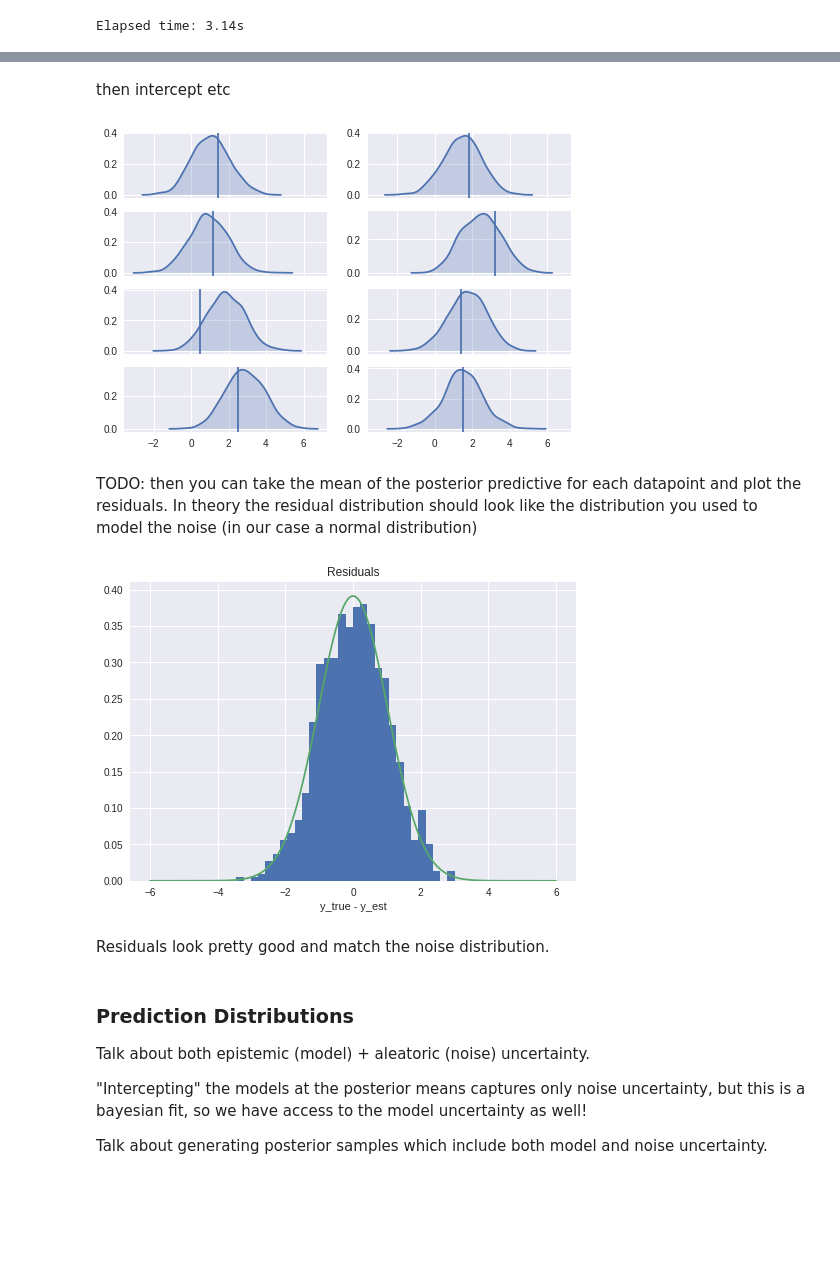
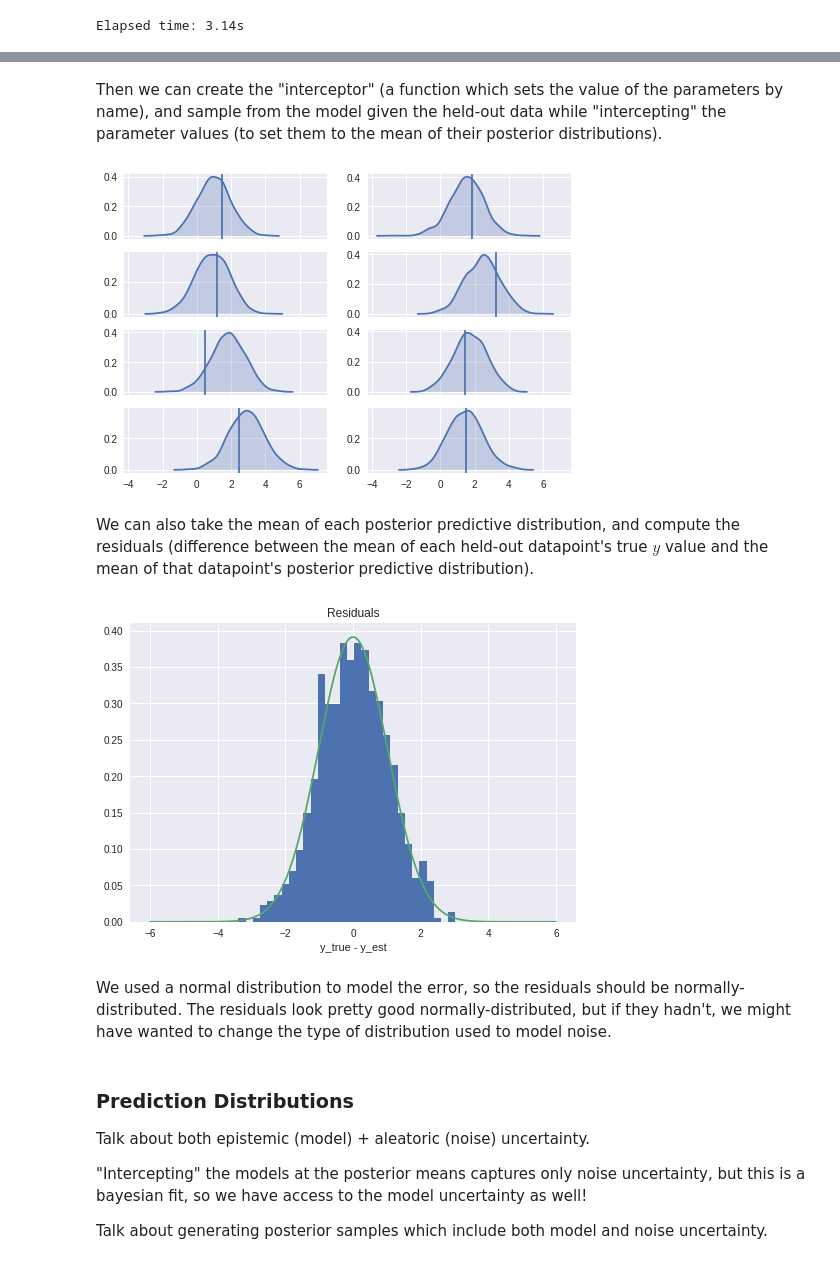
Before and after one commit to brendanhasz/tfp-bayesian-regression, a Jupyter notebook: TFP_Linear_Regression.ipynb, the cells around one changed output, grey strips where cells are left out. Saved outputs shown, nothing was run; the diff lists cells and outputs as text; code cells hidden in the pictures; blank space fills up the shorter version.

```diff
--- a/TFP_Linear_Regression.ipynb
+++ b/TFP_Linear_Regression.ipynb
@@ -146,7 +149,6 @@ and we'll use these priors
 # %%
 def linear_regression(features):
-  """Bayesian linear regression, which returns predictions given features."""
-  D = features.shape[1]
+  D = features.shape[1]      #number of dimensions
   coeffs = ed.Normal(        #normal prior on weights
       loc=tf.zeros([D,1]),
       scale=tf.ones([D,1]),
@@ -163,14 +165,3 @@ def linear_regression(features):
       scale=noise_std,
       name="predictions")
   return predictions
-
-log_joint = ed.make_log_joint_fn(linear_regression)
-
-def target_log_prob_fn(coeffs, bias, noise_std):
-  """Target density."""
-  return log_joint(
-      features=x,
-      coeffs=coeffs,
-      bias=bias,
-      noise_std=noise_std,
-      predictions=y)
@@ -197,0 +205,11 @@ And then running the MCMC sampling,
+# %%
+# HMC Settings
+num_results = int(10e3) #number of hmc iterations
+n_burnin = int(5e3)     #number of burn-in steps
+step_size = 0.01
+num_leapfrog_steps = 10
+
+# Parameter sizes
+coeffs_size = [D,1]
+bias_size = [1]
+noise_std_size = [1]
@@ -323,11 +332,10 @@ N_val = 1000
 x_val = np.random.randn(N_val, D).astype(np.float32)
 noise = noise_std_true * np.random.randn(N_val, 1).astype(np.float32)
 y_val = np.matmul(x_val, w_true) + b_true + noise
-# %% [markdown]
-then intercept etc
+# %% [markdown]
+Then we can create the "interceptor" (a function which sets the value of the parameters by name), and sample from the model given the held-out data while "intercepting" the parameter values (to set them to the mean of their posterior distributions).
 # %%
-Nmc = 1000 #number of monte carlo draws
-
+# Function to set parameters to the means of their posteriors
 def interceptor(f, *args, **kwargs):
   name = kwargs.pop("name")
   if name == "coeffs":
@@ -338,9 +346,12 @@ def interceptor(f, *args, **kwargs):
     kwargs["value"] = np.mean(noise_std_samples, 0)
   return f(*args, **kwargs)
 
+# Predictions on held-out data (w/ params set to post. means)
 with ed.interception(interceptor):
   posterior = linear_regression(features=x_val)
 
+# Sample from the model
+Nmc = 1000 #number of monte carlo draws
 with tf.Session() as sess:
   posterior_predictive = sess.run(
       posterior.distribution.sample(sample_shape=(Nmc)))
@@ -354,28 +365,24 @@ for i in range(4):
     axes[i][j].axvline(x=y_val[ix,0])
     vals1 = posterior_predictive[:,ix,0]
 # %% [output]
-[figure, old version]
+[figure, new version]
-# %% [markdown]
-TODO: then you can take the mean of the posterior predictive for each datapoint and plot the residuals.  In theory the residual distribution should look like the distribution you used to model the noise (in our case a normal distribution)
+# %% [markdown]
+We can also take the mean of each posterior predictive distribution, and compute the residuals (difference between the mean of each held-out datapoint's true $y$ value and the mean of that datapoint's posterior predictive distribution).
 # %%
-# Compute the mean posterior predictive for each datapoint
-with tf.Session() as sess:
-  y_pred = sess.run(
-      posterior.distribution.mean())
-
 # Plot the residual distribution
 plt.figure()
+y_pred = np.mean(posterior_predictive, axis=0)
 residuals = y_val-y_pred
 plt.hist(residuals, bins=30, density=True)
 xx = np.linspace(-6, 6, 200)
 plt.plot(xx, norm.pdf(xx, scale=np.std(residuals)))
 plt.title('Residuals')
 plt.xlabel('y_true - y_est')
 plt.show()
 # %% [output]
-[figure, old version]
+[figure, new version]
-# %% [markdown]
-Residuals look pretty good and match the noise distribution.
+# %% [markdown]
+We used a normal distribution to model the error, so the residuals should be normally-distributed.  The residuals look pretty good normally-distributed, but if they hadn't, we might have wanted to change the type of distribution used to model noise.
 # %% [markdown]
 ### Prediction Distributions
 
```
Also changed, not shown: parts of 31 cells of this notebook.
